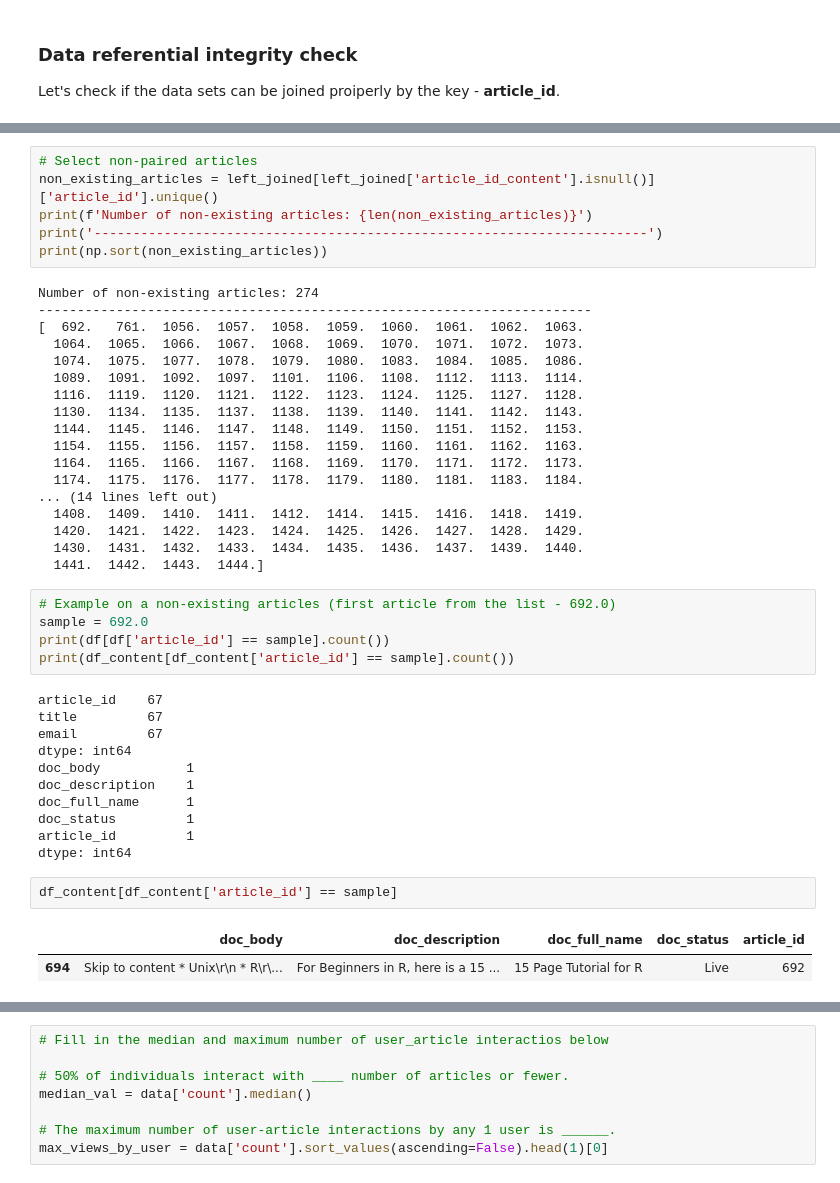
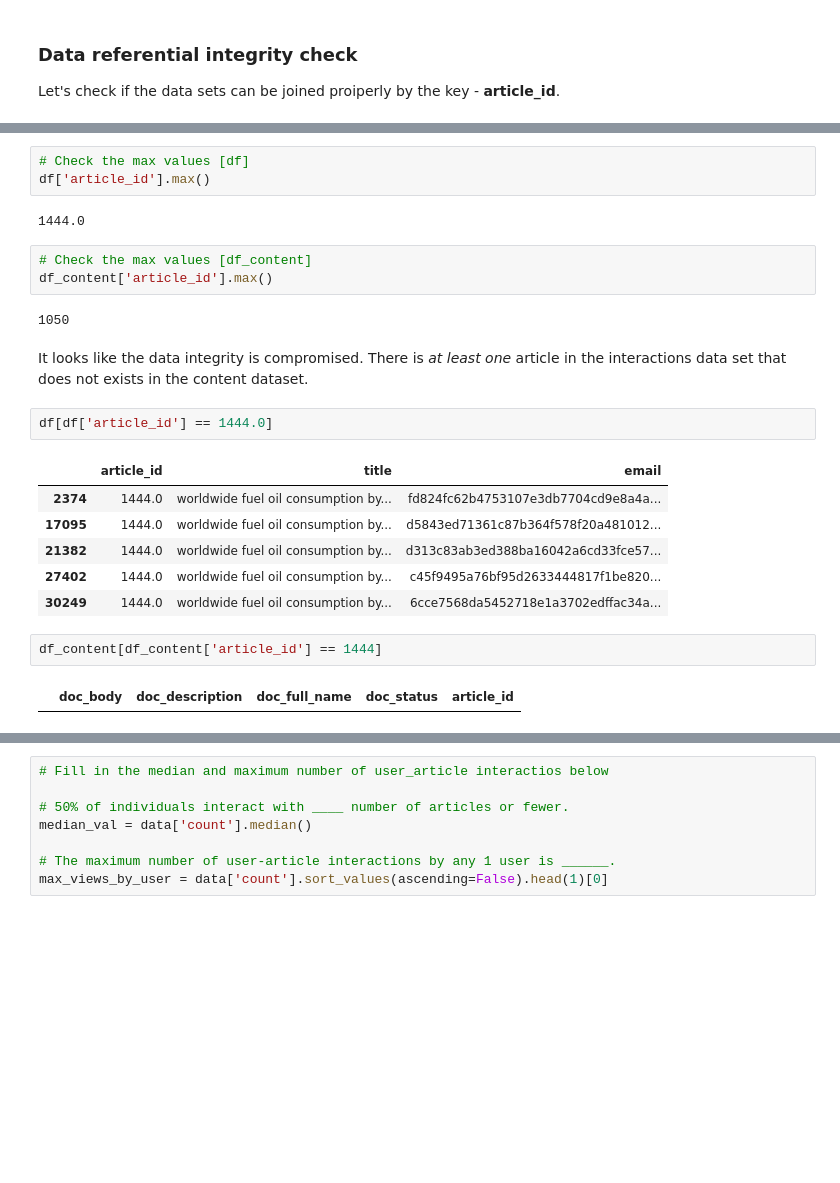
Before and after one commit to amosvoron/udacity, a Jupyter notebook: Recommendations_with_IBM.ipynb, the cells around one changed output, grey strips where cells are left out. Saved outputs shown, nothing was run; the diff lists cells and outputs as text; blank space fills up the shorter version.

```diff
--- a/Recommendations_with_IBM.ipynb
+++ b/Recommendations_with_IBM.ipynb
@@ -248,45 +219,25 @@ dtype: int64
-# %%
-# Select non-paired articles
-non_existing_articles = left_joined[left_joined['article_id_content'].isnull()]['article_id'].unique()
-print(f'Number of non-existing articles: {len(non_existing_articles)}')
-print('-----------------------------------------------------------------------')
-print(np.sort(non_existing_articles))
-# %% [output]
-Number of non-existing articles: 274
------------------------------------------------------------------------
-[  692.   761.  1056.  1057.  1058.  1059.  1060.  1061.  1062.  1063.
-  1064.  1065.  1066.  1067.  1068.  1069.  1070.  1071.  1072.  1073.
-  1074.  1075.  1077.  1078.  1079.  1080.  1083.  1084.  1085.  1086.
-  1089.  1091.  1092.  1097.  1101.  1106.  1108.  1112.  1113.  1114.
-  1116.  1119.  1120.  1121.  1122.  1123.  1124.  1125.  1127.  1128.
-  1130.  1134.  1135.  1137.  1138.  1139.  1140.  1141.  1142.  1143.
-  1144.  1145.  1146.  1147.  1148.  1149.  1150.  1151.  1152.  1153.
-  1154.  1155.  1156.  1157.  1158.  1159.  1160.  1161.  1162.  1163.
-  1164.  1165.  1166.  1167.  1168.  1169.  1170.  1171.  1172.  1173.
-  1174.  1175.  1176.  1177.  1178.  1179.  1180.  1181.  1183.  1184.
-... (14 lines left out)
-  1408.  1409.  1410.  1411.  1412.  1414.  1415.  1416.  1418.  1419.
-  1420.  1421.  1422.  1423.  1424.  1425.  1426.  1427.  1428.  1429.
-  1430.  1431.  1432.  1433.  1434.  1435.  1436.  1437.  1439.  1440.
-  1441.  1442.  1443.  1444.]
-# %%
-# Example on a non-existing articles (first article from the list - 692.0)
-sample = 692.0
-print(df[df['article_id'] == sample].count())
-print(df_content[df_content['article_id'] == sample].count())
-# %% [output]
-article_id    67
-title         67
-email         67
-dtype: int64
-doc_body           1
-doc_description    1
-doc_full_name      1
-doc_status         1
-article_id         1
-dtype: int64
+# %%
+# Check the max values [df]
+df['article_id'].max()
+# %% [output]
+1444.0
+# %%
+# Check the max values [df_content]
+df_content['article_id'].max()
+# %% [output]
+1050
+# %% [markdown]
+It looks like the data integrity is compromised. There is *at least one* article in the interactions data set that does not exists in the content dataset.
+# %%
+df[df['article_id'] == 1444.0]
+# %% [output]
+|  | article_id | title | email |
+| 2374 | 1444.0 | worldwide fuel oil consumption by... | fd824fc62b4753107e3db7704cd9e8a4a... |
+| 17095 | 1444.0 | worldwide fuel oil consumption by... | d5843ed71361c87b364f578f20a481012... |
+| 21382 | 1444.0 | worldwide fuel oil consumption by... | d313c83ab3ed388ba16042a6cd33fce57... |
+| 27402 | 1444.0 | worldwide fuel oil consumption by... | c45f9495a76bf95d2633444817f1be820... |
+| 30249 | 1444.0 | worldwide fuel oil consumption by... | 6cce7568da5452718e1a3702edffac34a... |
 # %%
-df_content[df_content['article_id'] == sample]
+df_content[df_content['article_id'] == 1444]
 # %% [output]
 |  | doc_body | doc_description | doc_full_name | doc_status | article_id |
-| 694 | Skip to content * Unix\r\n * R\r\... | For Beginners in R, here is a 15 ... | 15 Page Tutorial for R | Live | 692 |
```
Also changed, not shown: parts of 15 cells of this notebook.
